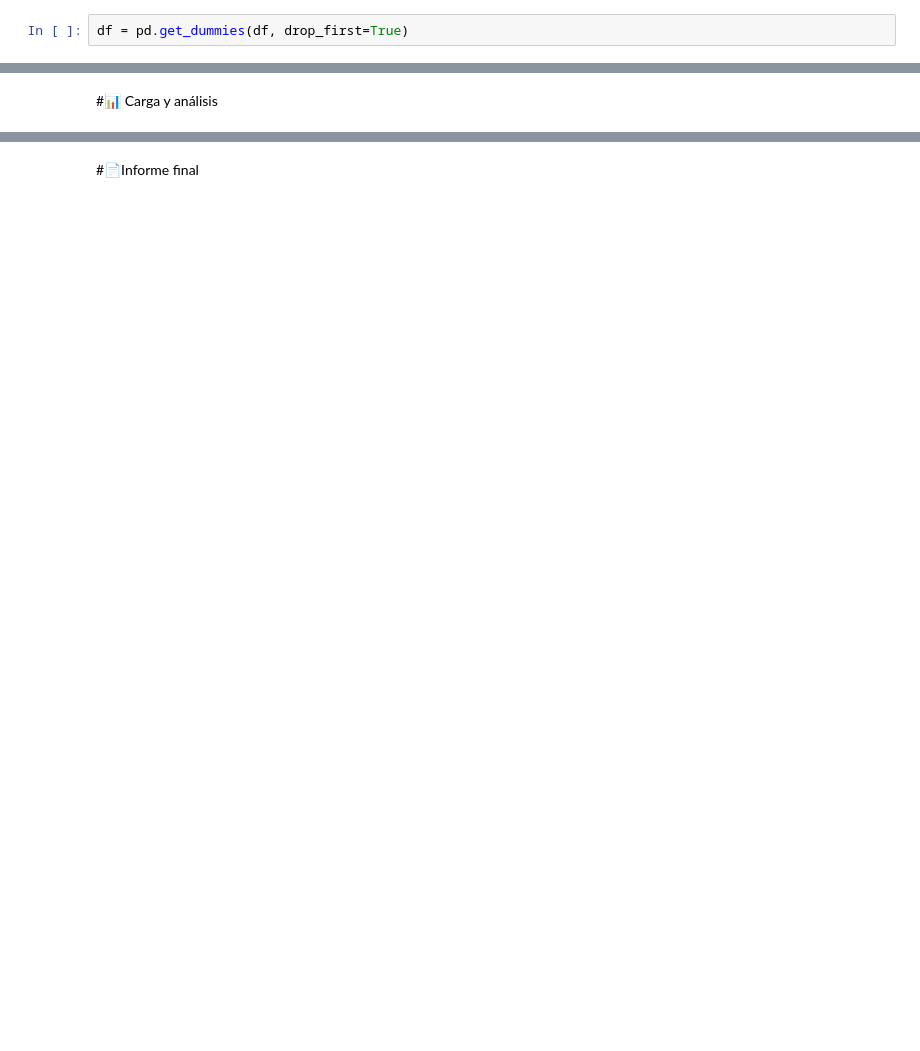
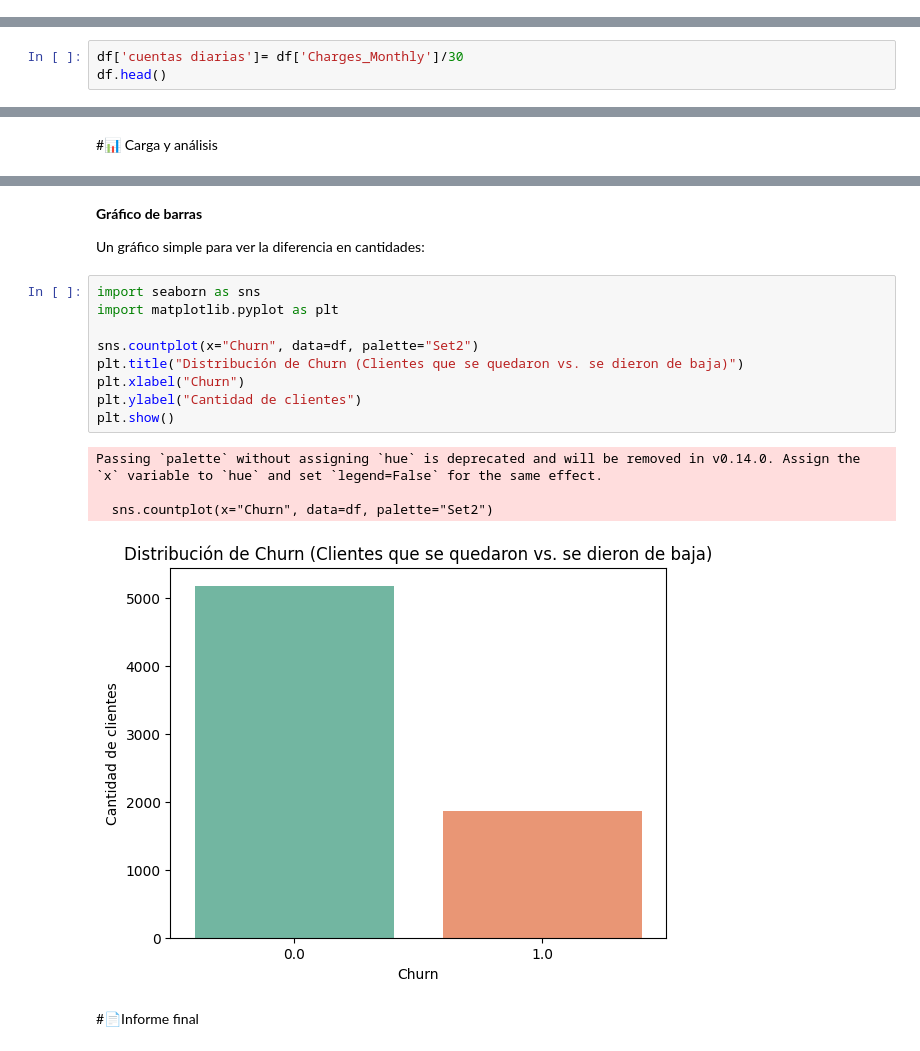
Before and after one commit to marianalarra/ChallengeTelecom, a Jupyter notebook: TelecomX_LATAM.ipynb, the cells around one changed output, grey strips where cells are left out. Drawn from its saved outputs; the diff is of its cells as text; blank space fills up the shorter version.

```diff
--- a/TelecomX_LATAM.ipynb
+++ b/TelecomX_LATAM.ipynb
@@ -158,2 +153,0 @@ Usar one-hot encoding para evitar problemas con categorías no ordinales.
-# %%
-df = pd.get_dummies(df, drop_first=True)
@@ -159,0 +176,3 @@ df = pd.get_dummies(df, drop_first=True)
+# %%
+df['cuentas diarias']= df['Charges_Monthly']/30
+df.head()
@@ -162,2 +217,20 @@ df = pd.get_dummies(df, drop_first=True)
+# %% [markdown]
+**Gráfico de barras**
+
+Un gráfico simple para ver la diferencia en cantidades:
+# %%
+import seaborn as sns
+import matplotlib.pyplot as plt
+
+sns.countplot(x="Churn", data=df, palette="Set2")
+plt.title("Distribución de Churn (Clientes que se quedaron vs. se dieron de baja)")
+plt.xlabel("Churn")
+plt.ylabel("Cantidad de clientes")
+plt.show()
+# %% [output]
+Passing `palette` without assigning `hue` is deprecated and will be removed in v0.14.0. Assign the `x` variable to `hue` and set `legend=False` for the same effect.
+
+  sns.countplot(x="Churn", data=df, palette="Set2")
+[figure, added]
 # %% [markdown]
 #📄Informe final
```
Also changed, not shown: parts of 7 cells of this notebook.
